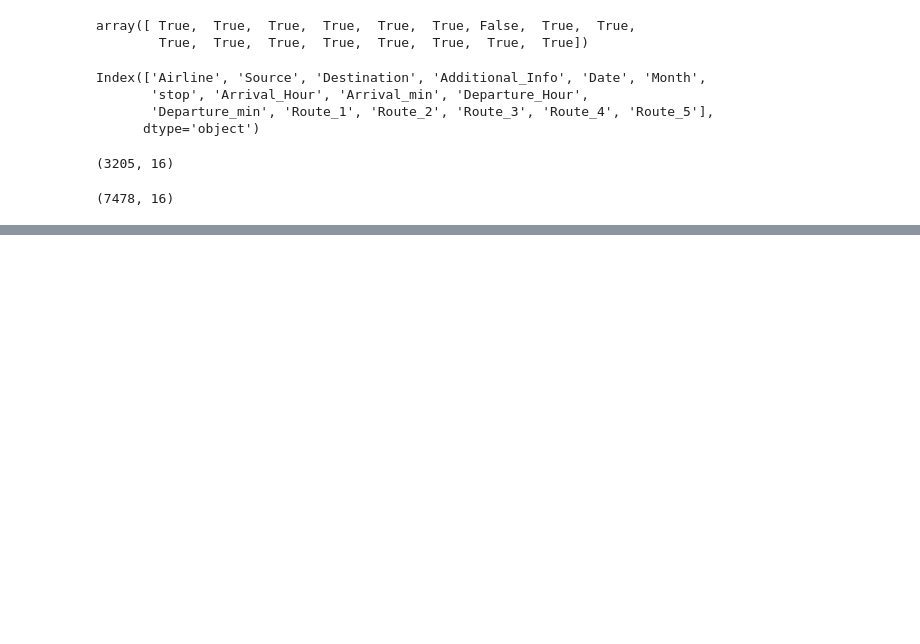
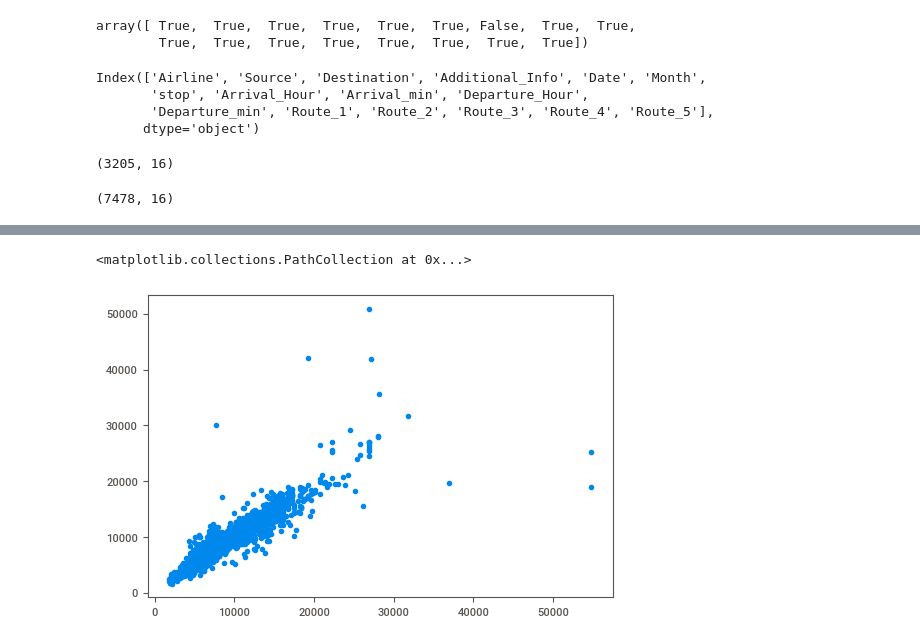
Before and after one commit to RageshwarSharma/Machine-Learning, a Jupyter notebook: Regression/Flight price prediction.ipynb, the cells around one changed output, grey strips where cells are left out. Cells and saved outputs as stored; diff of their text form; code cells hidden in the pictures; blank space fills up the shorter version.

```diff
--- a/Regression/Flight price prediction.ipynb
+++ b/Regression/Flight price prediction.ipynb
@@ -586,0 +794,5 @@ plt.scatter(test_y,y_pred)
+# %%
+plt.scatter(test_y,y_pred)
+# %% [output]
+<matplotlib.collections.PathCollection at 0x...>
+[figure, added]
```
Also changed, not shown: parts of 48 cells of this notebook.
